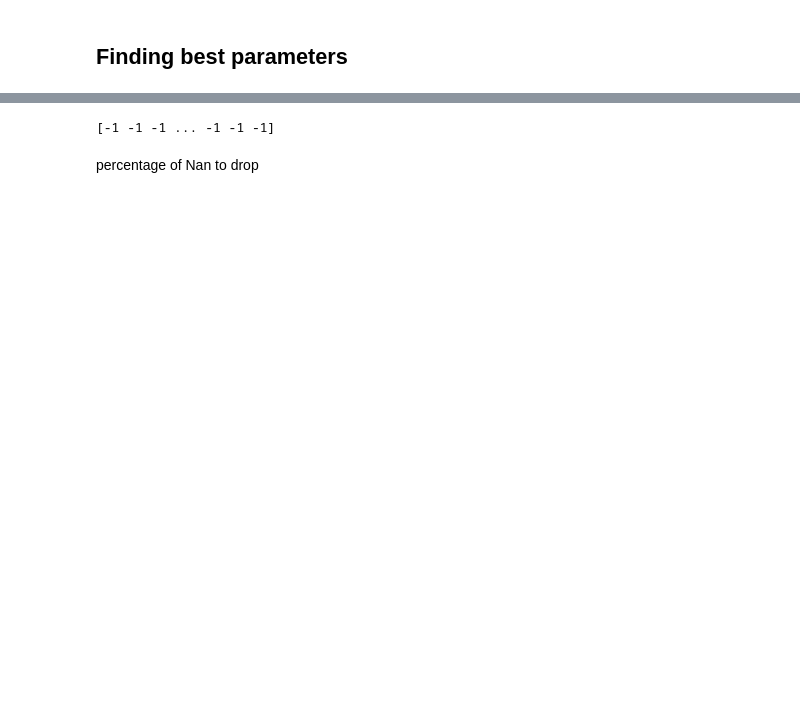
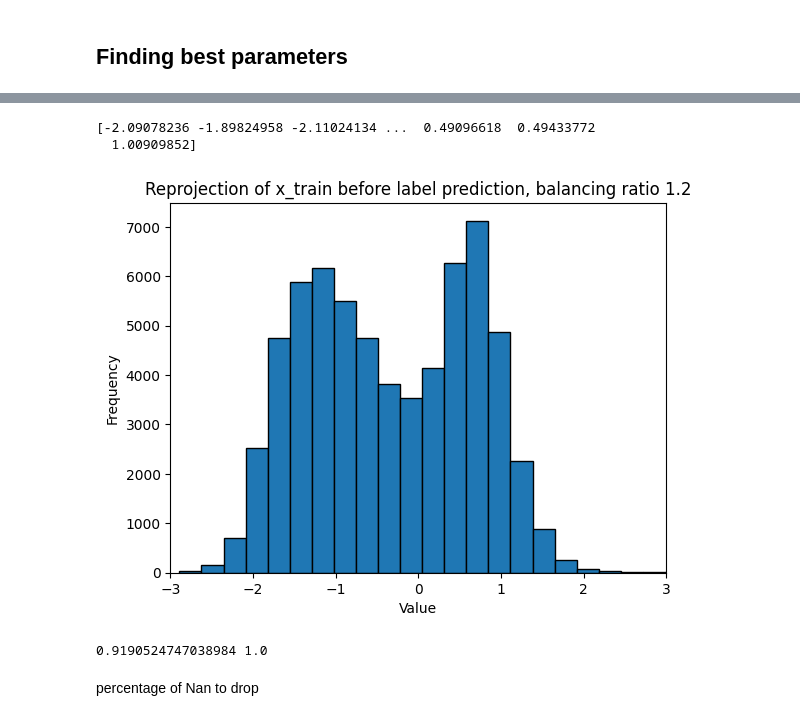
Before and after one commit to CS-433/ml-project-1-ai-huasca-1, a Jupyter notebook: preprocessing/preprocessing.ipynb, the cells around one changed output, grey strips where cells are left out. Cells and saved outputs as stored; diff of their text form; code cells hidden in the pictures; blank space fills up the shorter version.

Commit message:
fixed log regression, added scores

```diff
--- a/preprocessing/preprocessing.ipynb
+++ b/preprocessing/preprocessing.ipynb
@@ -97,6 +90,6 @@ Number of columns containing NaN values: 299160
 # %%
 print(x_train.shape)
-x_balanced, y_balanced, deleted_ids = balance_classes(x_train, y_train, 1)
+x_balanced, y_balanced, deleted_ids = balance_classes(x_train, y_train, 1.2)
 print(x_balanced.shape)
 # %% [output]
 (328135, 321)
@@ -315,10 +305,13 @@ y_ici = y_balanced
 
 # linear regression
 initial_w = np.zeros(X_ici.shape[1])
-max_iters = 30
+max_iters = 300
 gamma = 0.01
 # print (least_squares(y_ici, X_ici))
-w, loss = mean_squared_error_gd(y_ici, X_ici, initial_w, max_iters, gamma)
+# w, loss = mean_squared_error_gd(y_ici, X_ici, initial_w, max_iters, gamma)
+
+
+w, loss = logistic_regression(y_ici, X_ici, initial_w, max_iters, gamma)
 
 # percentages_to_drop = [0.1, 0.2, 0.3, 0.4, 0.5, 0.6, 0.7, 0.8, 0.9]
 # nan_values_for_integer_columns = ['mode', 'upper', 'zero']
@@ -344,17 +337,22 @@ GD iter. 29/29: loss=0.13515701552087303, w0=0.004783841673779754, w1=-9.9835362
-# %%
-from predict_labels import *
-# adapted_x_test = np.delete(x_test, deleted_indices, axis=1)
-# standardized_x_test = standardize_columns(adapted_x_test, indexes_non_categorical_features)
-# encoded_x_test = binary_encode_columns(adapted_x_test, indexes_categorical_features)
-# print(standardized_x_test.shape)
-# print(x_standardized.shape)
-
-# print(encoded_x_test.shape)
-# print(encoded_x_train.shape)
-y_test = predict_classification(encoded_x_test,w)
-print(y_test)
-# %% [output]
-[-1 -1 -1 ... -1 -1 -1]
+# %%
+print(np.dot(encoded_x_train, w))
+import matplotlib.pyplot as plt
+plt.hist(np.dot(encoded_x_train, w), bins=50, edgecolor='black')
+plt.title('Reprojection of x_train before label prediction, balancing ratio 1.2')
+plt.xlabel('Value')
+plt.ylabel('Frequency')
+plt.xlim(-3, 3)
+plt.show()
+# %% [output]
+[-2.09078236 -1.89824958 -2.11024134 ...  0.49096618  0.49433772
+  1.00909852]
+[figure, added]
+# %%
+from prediction_score import *
+accuracy, f1_score = compute_scores(y_ici, X_ici, w)
+print(accuracy, f1_score)
+# %% [output]
+0.9190524747038984 1.0
 # %% [markdown]
 percentage of Nan to drop
 # %%
```
Also changed, not shown: parts of 9 cells of this notebook, 6 other files.
